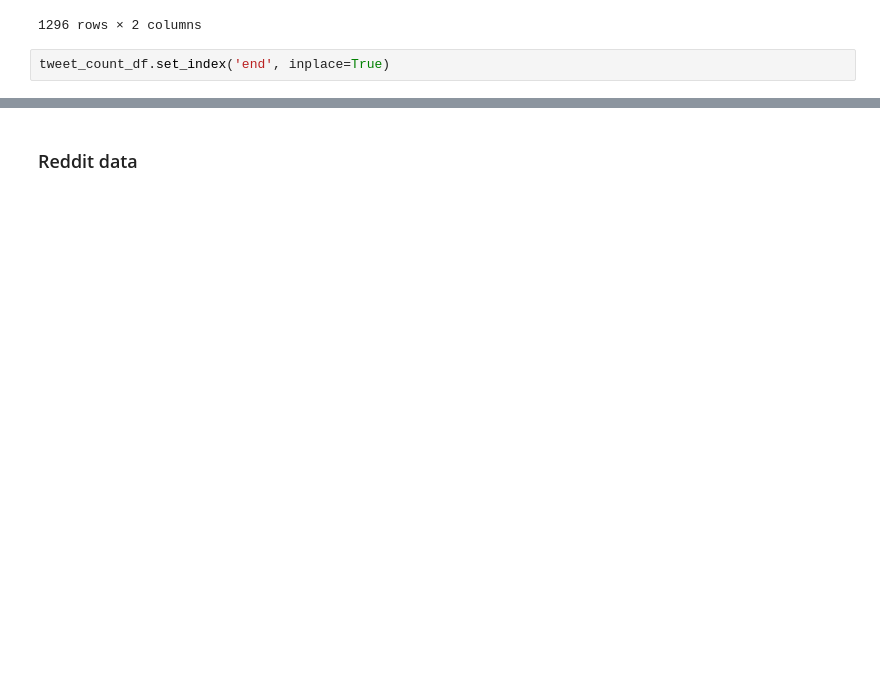
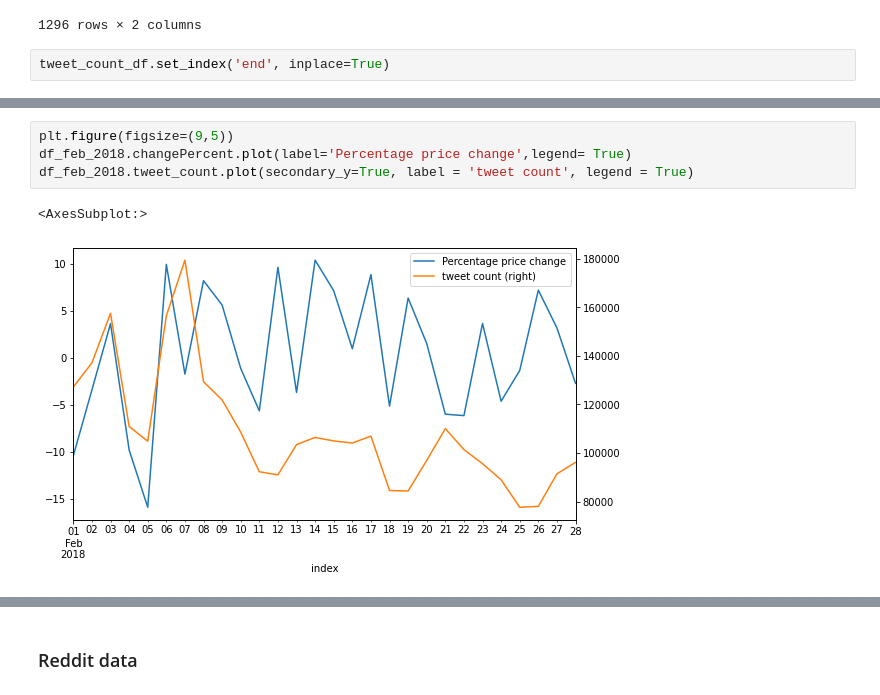
Before and after one commit to omarbelhaj99/cryptocurrency_trading, a Jupyter notebook: notebooks/Project_overview.ipynb, the cells around one changed output, grey strips where cells are left out. Saved outputs shown, nothing was run; the diff lists cells and outputs as text; blank space fills up the shorter version.

```diff
--- a/notebooks/Project_overview.ipynb
+++ b/notebooks/Project_overview.ipynb
@@ -132,0 +207,7 @@ Text(0.5, 1.0, 'Correlation between number of tweets and bitcoin price')
+# %%
+plt.figure(figsize=(9,5))
+df_feb_2018.changePercent.plot(label='Percentage price change',legend= True)
+df_feb_2018.tweet_count.plot(secondary_y=True, label = 'tweet count', legend = True)
+# %% [output]
+<AxesSubplot:>
+[figure, added]
```
Also changed, not shown: parts of 32 cells of this notebook.
